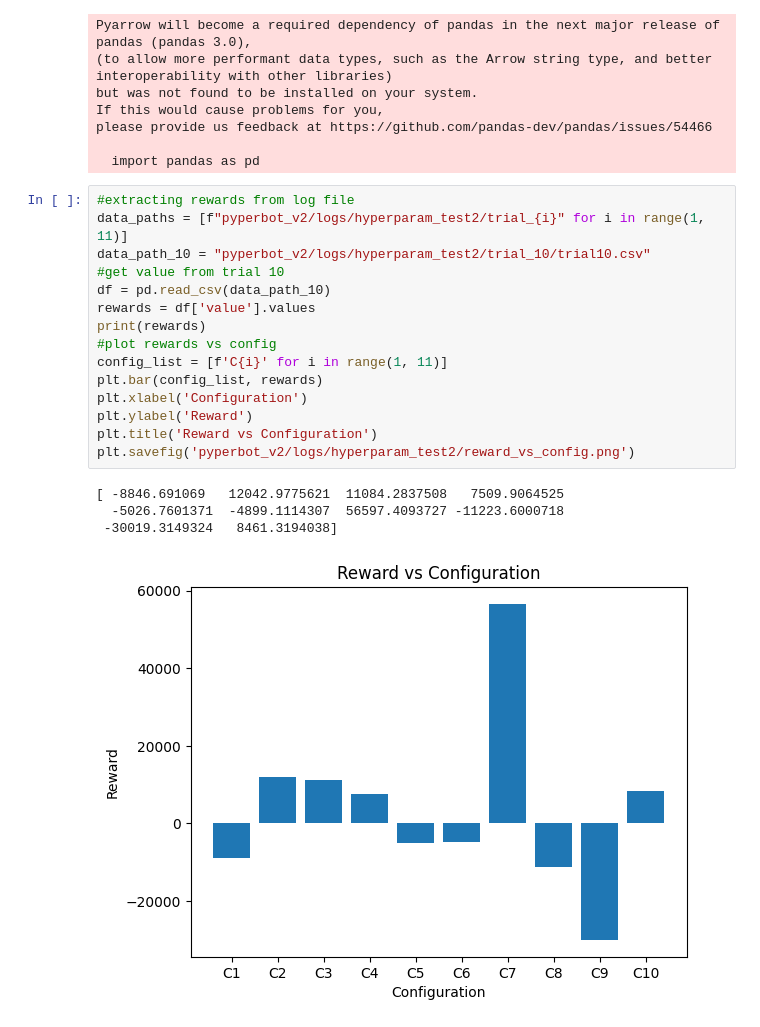
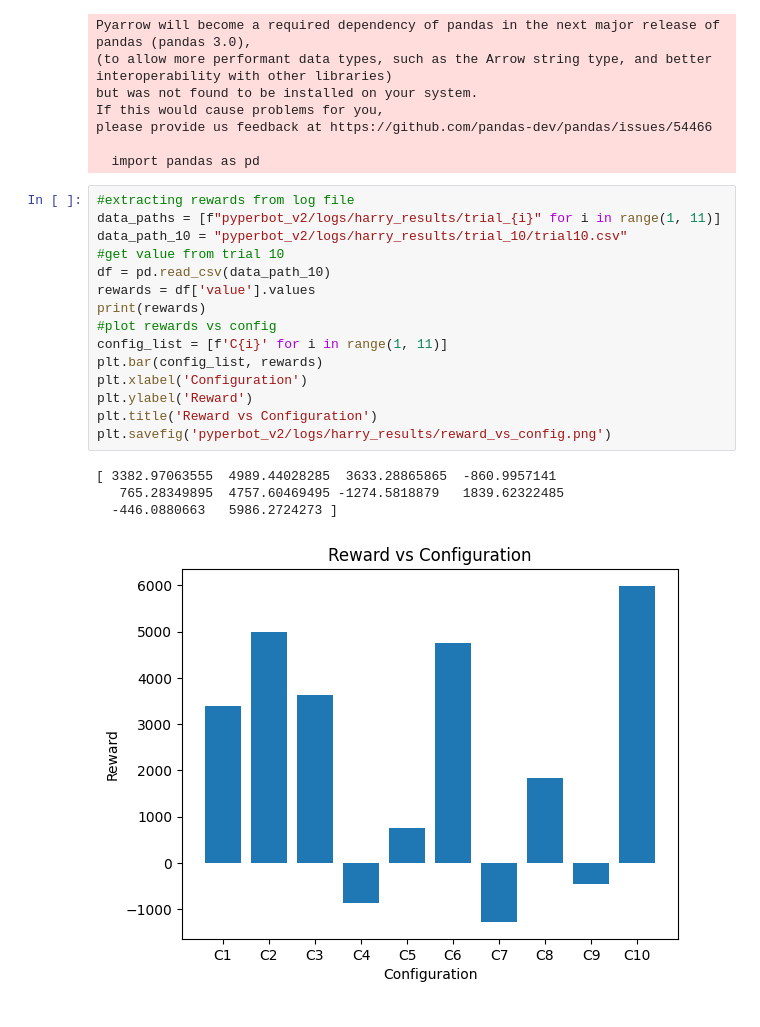
Before and after one commit to IronGard/Pyperbot-v2, a Jupyter notebook: hyperparam_viz.ipynb, the cells around one changed output. Drawn from its saved outputs; the diff is of its cells as text.

```diff
--- a/hyperparam_viz.ipynb
+++ b/hyperparam_viz.ipynb
@@ -18,24 +18,24 @@ please provide us feedback at https://github.com/pandas-dev/pandas/issues/54466
   import pandas as pd
 # %%
 #extracting rewards from log file
-data_paths = [f"pyperbot_v2/logs/hyperparam_test2/trial_{i}" for i in range(1, 11)]
-data_path_10 = "pyperbot_v2/logs/hyperparam_test2/trial_10/trial10.csv"
+data_paths = [f"pyperbot_v2/logs/harry_results/trial_{i}" for i in range(1, 11)]
+data_path_10 = "pyperbot_v2/logs/harry_results/trial_10/trial10.csv"
 #get value from trial 10
 df = pd.read_csv(data_path_10)
 rewards = df['value'].values
 print(rewards)
 #plot rewards vs config
 config_list = [f'C{i}' for i in range(1, 11)]
 plt.bar(config_list, rewards)
 plt.xlabel('Configuration')
 plt.ylabel('Reward')
 plt.title('Reward vs Configuration')
-plt.savefig('pyperbot_v2/logs/hyperparam_test2/reward_vs_config.png')
+plt.savefig('pyperbot_v2/logs/harry_results/reward_vs_config.png')
 # %% [output]
-[ -8846.691069   12042.9775621  11084.2837508   7509.9064525
-  -5026.7601371  -4899.1114307  56597.4093727 -11223.6000718
- -30019.3149324   8461.3194038]
+[ 3382.97063555  4989.44028285  3633.28865865  -860.9957141
+   765.28349895  4757.60469495 -1274.5818879   1839.62322485
+  -446.0880663   5986.2724273 ]
-[figure, old version]
+[figure, new version]
 # %%
 #Sampled trials and epsiodes from each config
 #take episode 20 from each trial and plot cumulative reward
```
Also changed, not shown: parts of 4 cells of this notebook, 12 other files.
